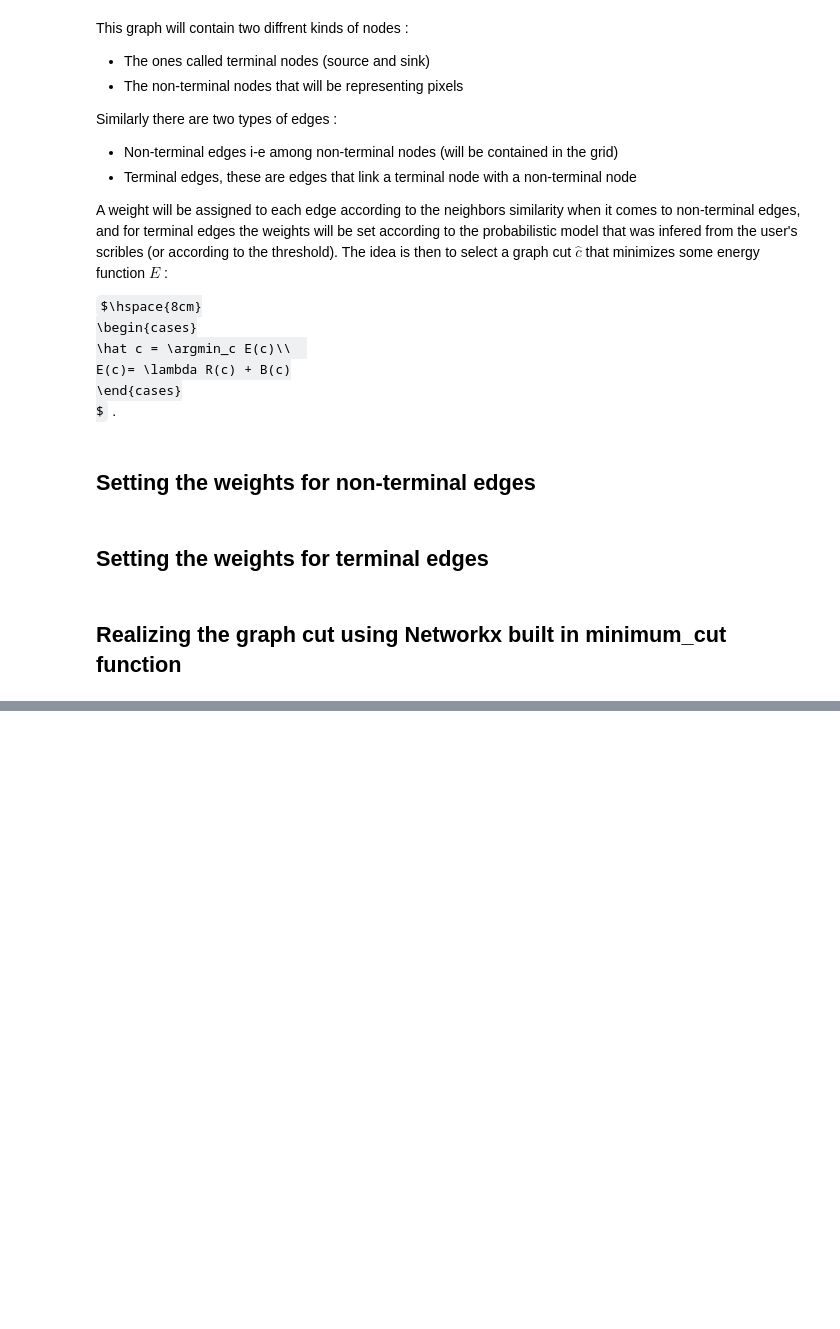
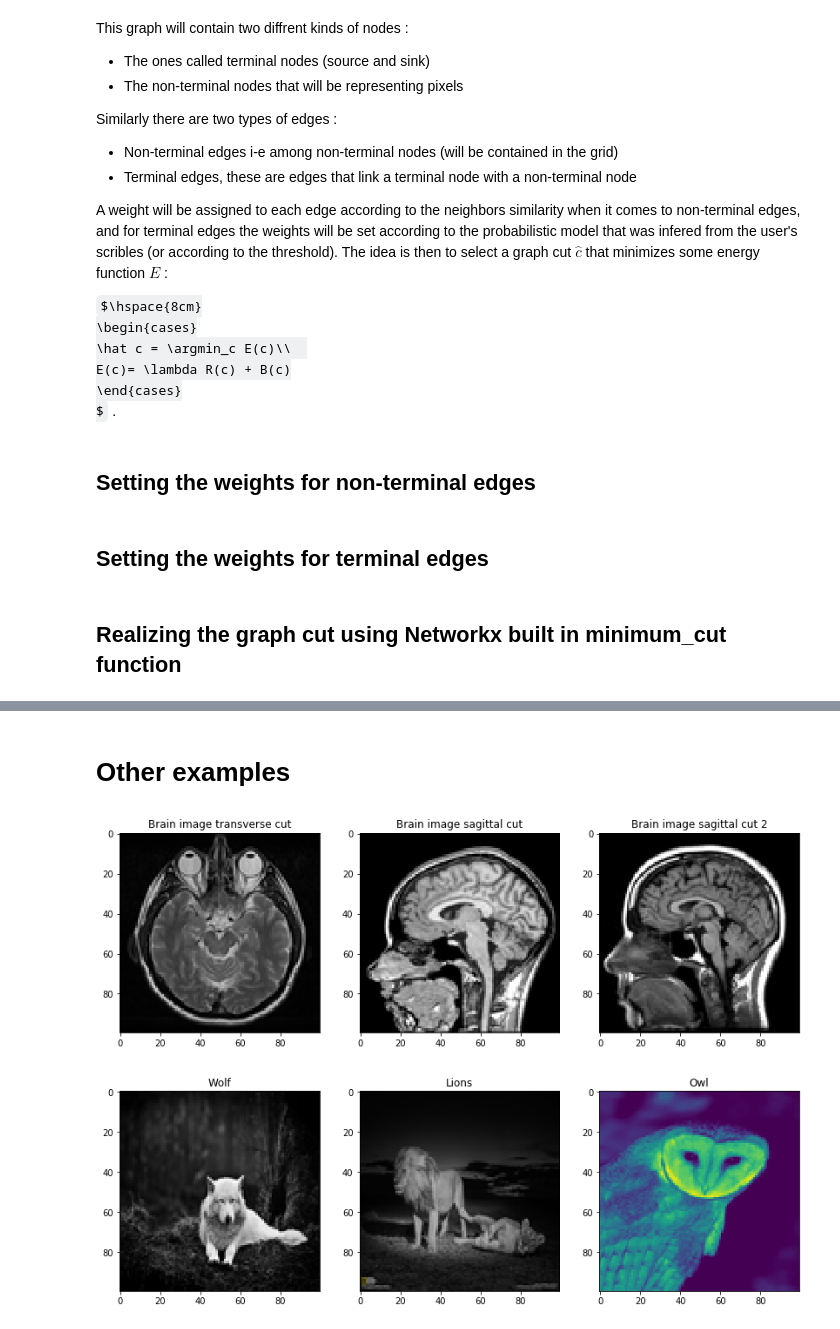
Before and after one commit to A-EL-YAAGOUBI/ML, a Jupyter notebook: Computer Vision/ImageSegmentation_Using_GraphCut.ipynb, the cells around one changed output, grey strips where cells are left out. Drawn from its saved outputs; the diff is of its cells as text; code cells hidden in the pictures; some formulas as TeX source; blank space fills up the shorter version.

Commit message:
working on new examples

```diff
--- a/Computer Vision/ImageSegmentation_Using_GraphCut.ipynb
+++ b/Computer Vision/ImageSegmentation_Using_GraphCut.ipynb
@@ -197,0 +199,54 @@ imsave('./images/foreground.png', back)
+# %% [markdown]
+# Other examples
+# %%
+imBrain1 = Image.open('./images/brain_transverse.jpg')
+imBrain2 = Image.open('./images/brain_sagittal.jpg')
+imBrain3 = Image.open('./images/brain_sagittal_2.jpg')
+imWolf   = Image.open('./images/wolf.jpg')
+imLions  = Image.open('./images/lions.jpg')
+imOwl    = Image.open('./images/owl.jpg')
+
+length, width = 100, 100
+
+imBrain1 = imBrain1.resize((width, length), Image.ANTIALIAS)
+imBrain2 = imBrain2.resize((width, length), Image.ANTIALIAS)
+imBrain3 = imBrain3.resize((width, length), Image.ANTIALIAS)
+imWolf   = imWolf.resize((width, length), Image.ANTIALIAS)
+imLions  = imLions.resize((width, length), Image.ANTIALIAS)
+imOwl    = imOwl.resize((width, length), Image.ANTIALIAS)
+
+imBrain1 = np.asarray(imBrain1)
+imBrain2 = np.asarray(imBrain2)
+imBrain3 = np.asarray(imBrain3)
+imWolf   = np.asarray(imWolf)
+imLions  = np.asarray(imLions)
+imOwl    = np.asarray(imOwl)
+
+plt.figure(figsize=(14,10))
+plt.subplot(2, 3, 1)
+plt.imshow(imBrain1)
+plt.title('Brain image transverse cut')
+
+plt.subplot(2, 3, 2)
+plt.imshow(imBrain2)
+plt.title('Brain image sagittal cut')
+
+plt.subplot(2, 3, 3)
+plt.imshow(imBrain3)
+plt.title('Brain image sagittal cut 2')
+
+plt.subplot(2, 3, 4)
+plt.imshow(imWolf)
+plt.title('Wolf')
+
+plt.subplot(2, 3, 5)
+plt.imshow(imLions)
+plt.title('Lions')
+
+plt.subplot(2, 3, 6)
+plt.imshow(imOwl)
+plt.title('Owl')
+
+plt.show()
+# %% [output]
+[figure, added]
```
Also changed, not shown: parts of 9 cells of this notebook.
